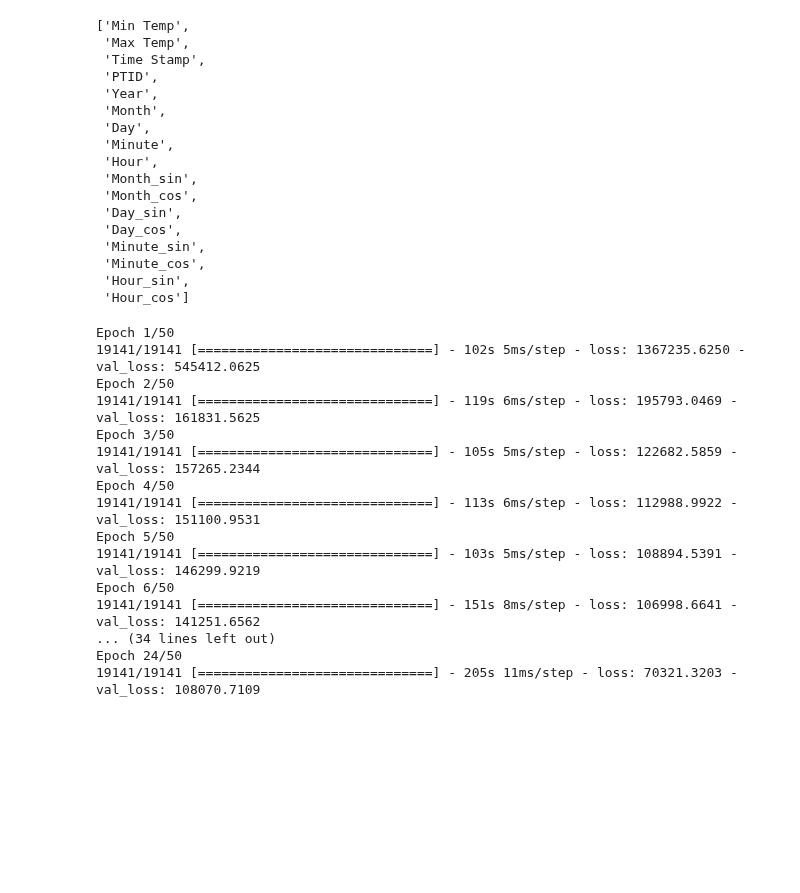
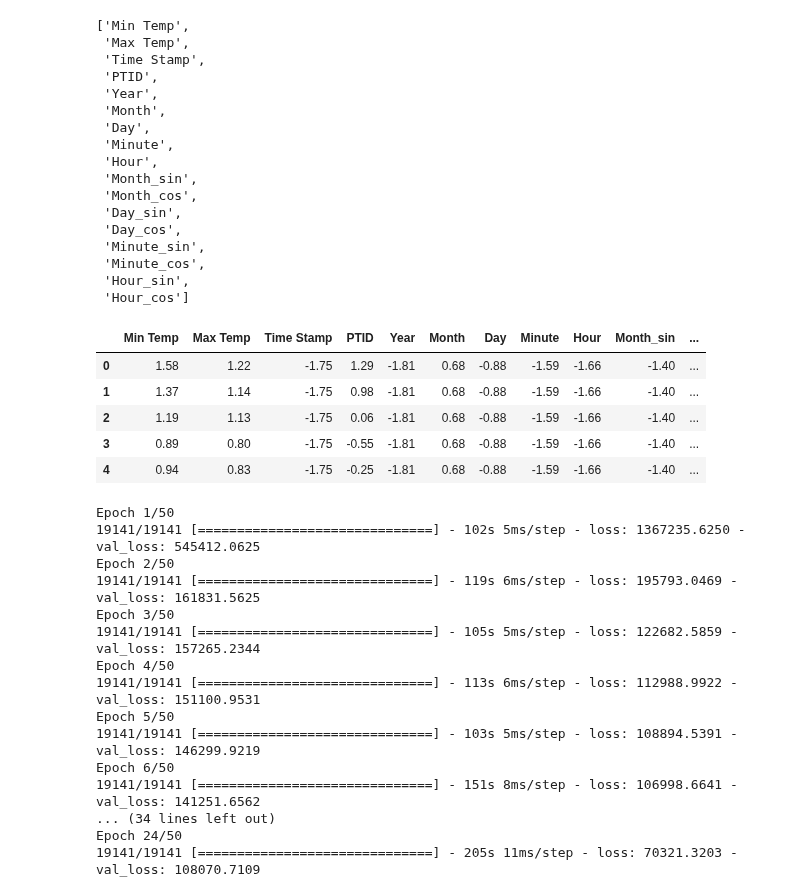
Before and after one commit to jmoro0408/Energy-Forecasting, a Jupyter notebook: scripts/8_modelling.ipynb, the cells around one changed output. Saved outputs shown, nothing was run; the diff lists cells and outputs as text; code cells hidden in the pictures; blank space fills up the shorter version.

```diff
--- a/scripts/8_modelling.ipynb
+++ b/scripts/8_modelling.ipynb
@@ -420,6 +420,15 @@ cols_to_keep
 # %%
 X_train_reduced = X_train[cols_to_keep]
 X_test_reduced = X_test[cols_to_keep]
+# %%
+X_train_reduced.head()
+# %% [output]
+|  | Min Temp | Max Temp | Time Stamp | PTID | Year | Month | Day | Minute | Hour | Month_sin | ... |
+| 0 | 1.58 | 1.22 | -1.75 | 1.29 | -1.81 | 0.68 | -0.88 | -1.59 | -1.66 | -1.40 | ... |
+| 1 | 1.37 | 1.14 | -1.75 | 0.98 | -1.81 | 0.68 | -0.88 | -1.59 | -1.66 | -1.40 | ... |
+| 2 | 1.19 | 1.13 | -1.75 | 0.06 | -1.81 | 0.68 | -0.88 | -1.59 | -1.66 | -1.40 | ... |
+| 3 | 0.89 | 0.80 | -1.75 | -0.55 | -1.81 | 0.68 | -0.88 | -1.59 | -1.66 | -1.40 | ... |
+| 4 | 0.94 | 0.83 | -1.75 | -0.25 | -1.81 | 0.68 | -0.88 | -1.59 | -1.66 | -1.40 | ... |
 # %%
 model = keras.Sequential(
     [
```
Also changed, not shown: parts of 1 cell of this notebook.
